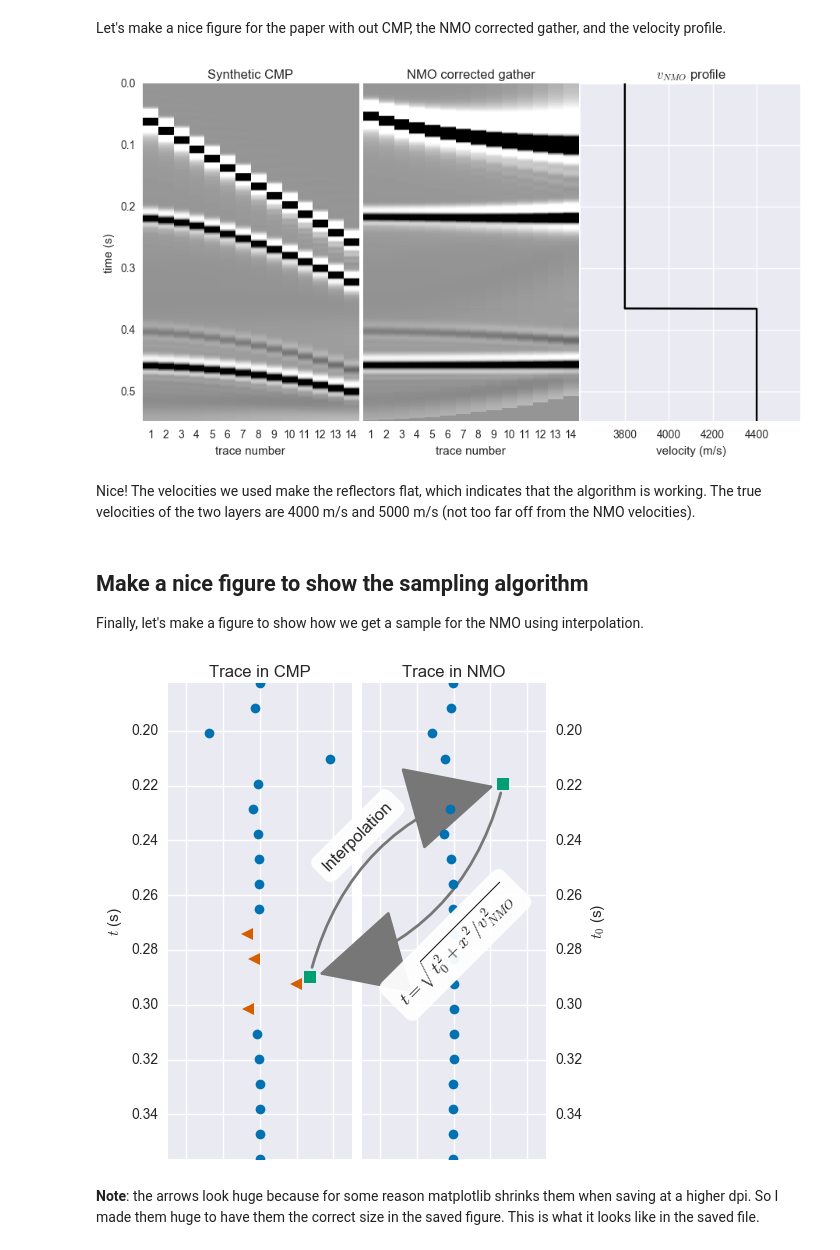
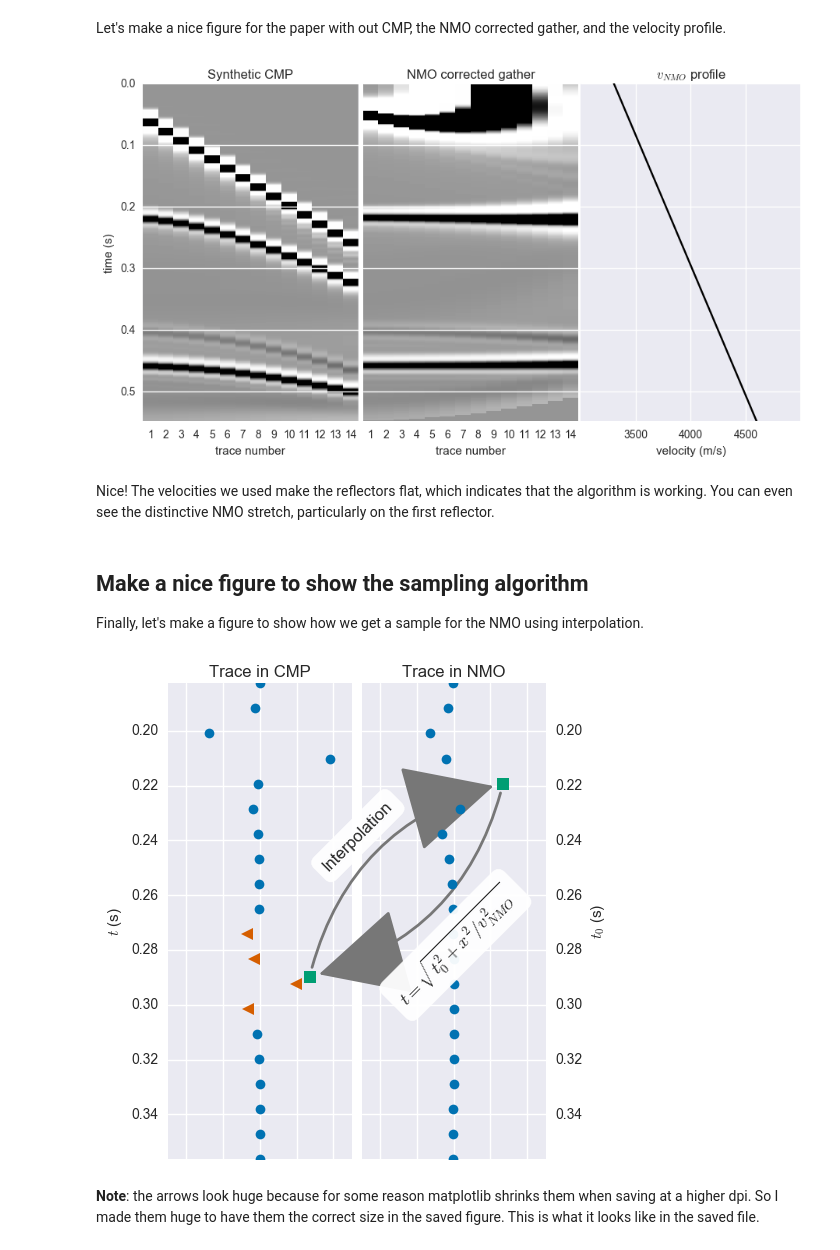
Before and after one commit to pinga-lab/nmo-tutorial, a Jupyter notebook: step-by-step-nmo.ipynb, the cells around one changed output. Drawn from its saved outputs; the diff is of its cells as text; code cells hidden in the pictures.

Commit message:
Use a linear vnmo profile
As pointed out by Evan, the step in vnmo is me cheating to not mess with
the interpolation. Gregorio suggested a linear profile and that works
quite nice.

```diff
--- a/step-by-step-nmo.ipynb
+++ b/step-by-step-nmo.ipynb
@@ -272,3 +269,8 @@ v_nmo[2*nsamples//3:] = 4400
+# %%
+indices = np.arange(nsamples)
+v1, v2 = 3300, 4600
+# equation for a straight line between two points. The indices are the x coordinates.
+v_nmo = v1 + ((v2 - v1)/nsamples)*indices
 # %% [markdown]
 Now we can use our `nmo_correction` function on the synthetic CMP.
 # %%
@@ -283,39 +285,41 @@ ax.set_title('Synthetic CMP')
 ax.set_xlabel('trace number')
 ax.set_ylabel('time (s)')
 cutoff = 0.1
 aspect = 40
 ax.imshow(cmp, extent=[0.5, noffsets + 0.5, dt*nsamples, 0],
           aspect=aspect, cmap='Greys', vmin=-cutoff, vmax=cutoff,
-          interpolation='nearest')
+          interpolation='none')
 trace_numbers = list(range(1, noffsets + 1))
 ax.set_xticks(trace_numbers)
+ax.grid(axis='y')
 
 ax = plt.subplot(132)
 ax.set_title('NMO corrected gather')
 ax.set_xlabel('trace number')
 ax.imshow(nmo, extent=[0.5, noffsets + 0.5, dt*nsamples, 0],
           aspect=aspect, cmap='Greys', vmin=-cutoff, vmax=cutoff,
-          interpolation='nearest')
+          interpolation='none')
 trace_numbers = list(range(1, noffsets + 1))
 ax.set_xticks(trace_numbers)
 ax.set_yticklabels([])
+ax.grid(axis='y')
 
 ax = plt.subplot(133)
 ax.set_title(r'$v_{NMO}$ profile')
 ax.plot(v_nmo, np.arange(nsamples)*dt, '-k')
 ax.set_xlabel('velocity (m/s)')
-ax.set_xlim(3600, 4600)
+ax.set_xlim(3000, 5000)
 ax.set_ylim(nsamples*dt, 0)
 ax.grid()
 ax.set_yticklabels([])
 ax.set_xticks(ax.get_xticks()[1:-1])
 
 plt.tight_layout(pad=0.1, w_pad=0)
 plt.savefig('figures/nmo-application/nmo-application.png', dpi=1200)
 # %% [output]
-[figure, old version]
+[figure, new version]
 # %% [markdown]
-Nice! The velocities we used make the reflectors flat, which indicates that the algorithm is working. The true velocities of the two layers are 4000 m/s and 5000 m/s (not too far off from the NMO velocities).
+Nice! The velocities we used make the reflectors flat, which indicates that the algorithm is working. You can even see the distinctive NMO stretch, particularly on the first reflector.
 # %% [markdown]
 ## Make a nice figure to show the sampling algorithm
 
@@ -393,7 +397,7 @@ ax2.text(0.51, 0.45, r'$t = \sqrt{ t_0^2 + {x^2} / {v_{NMO}^2} }$',
 plt.tight_layout(pad=0.2, w_pad=0.7)
 plt.savefig('figures/sketch-interpolation/sketch-interpolation.png', dpi=1200)
 # %% [output]
-[figure, old version]
+[figure, new version]
 # %% [markdown]
 **Note**: the arrows look huge because for some reason matplotlib shrinks them when saving at a higher dpi. So I made them huge to have them the correct size in the saved figure. This is what it looks like in the saved file.
 # %%
```
Also changed, not shown: parts of 5 cells of this notebook, 2 other files.
